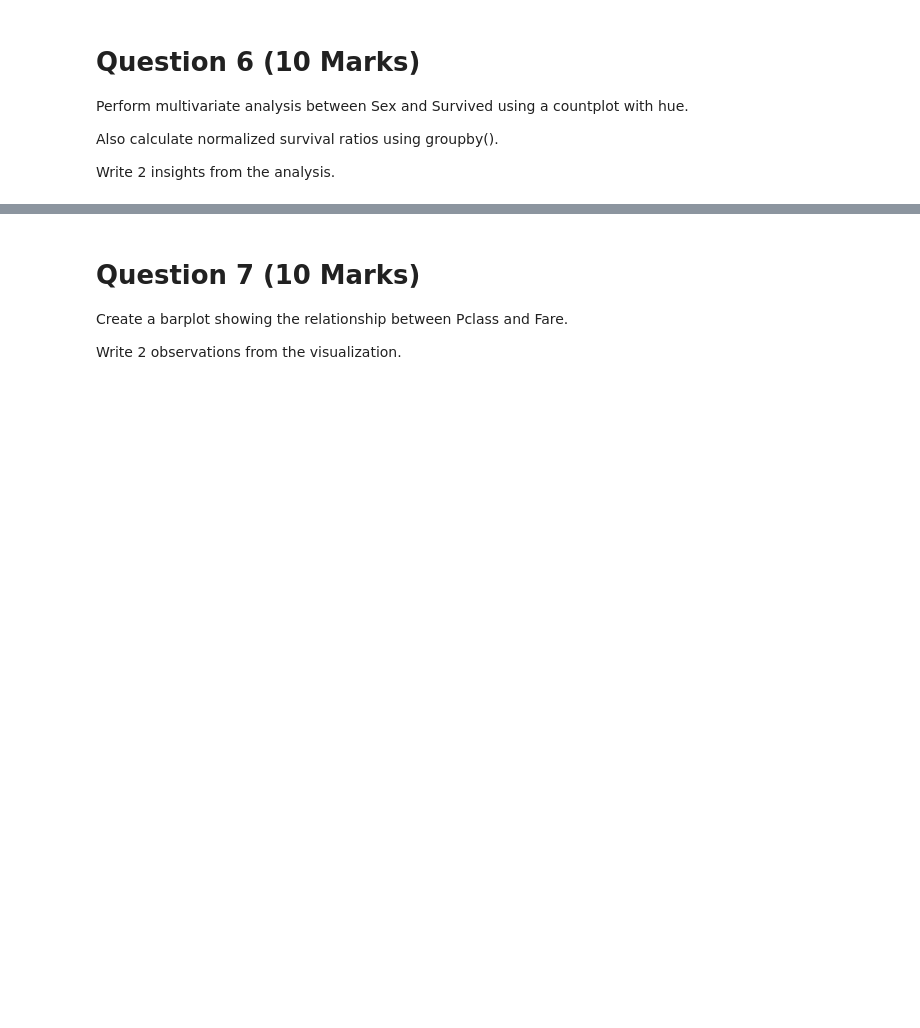
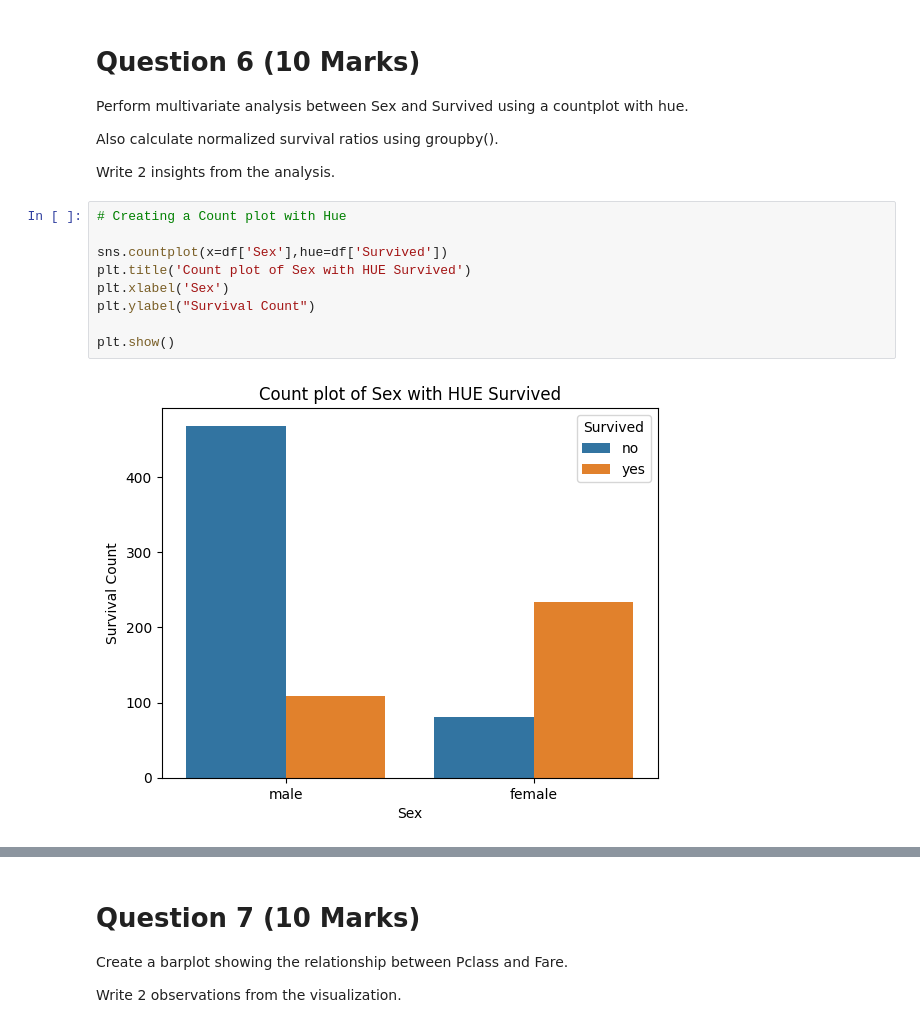
Before and after one commit to Radiat09/colab, a Jupyter notebook: ML_Assignment_01_ans.ipynb, the cells around one changed output, grey strips where cells are left out. Cells and saved outputs as stored; diff of their text form; blank space fills up the shorter version.

Commit message:
Question 6: Perform multivariate analysis between Sex and Survived using a countplot with hue.Also calculate normalized survival ratios using groupby().Wrote 2 insights from the analysis.

```diff
--- a/ML_Assignment_01_ans.ipynb
+++ b/ML_Assignment_01_ans.ipynb
@@ -199,3 +199,14 @@ Perform multivariate analysis between Sex and Survived using a countplot with hu
 Also calculate normalized survival ratios using groupby().
 
 Write 2 insights from the analysis.
+# %%
+# Creating a Count plot with Hue
+
+sns.countplot(x=df['Sex'],hue=df['Survived'])
+plt.title('Count plot of Sex with HUE Survived')
+plt.xlabel('Sex')
+plt.ylabel("Survival Count")
+
+plt.show()
+# %% [output]
+[figure, added]
```
Also changed, not shown: parts of 2 cells of this notebook.
